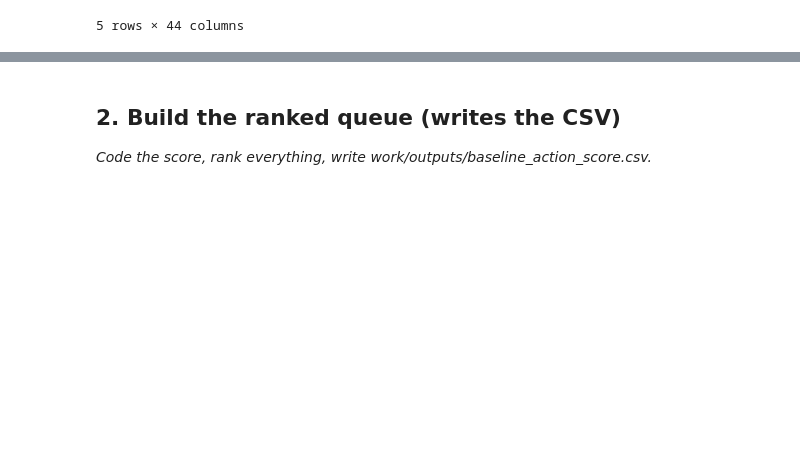
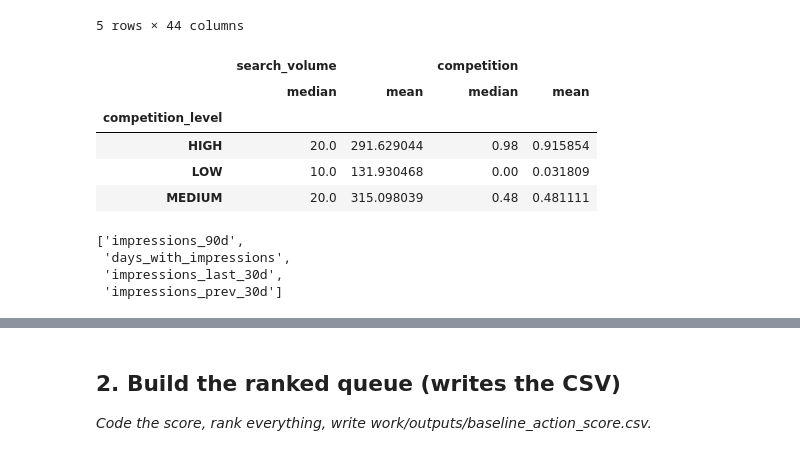
Before and after one commit to Maryam-Shile/flyrank_ml_internship, a Jupyter notebook: work/notebooks/w04_baseline_score.ipynb, the cells around one changed output, grey strips where cells are left out. Cells and saved outputs as stored; diff of their text form; code cells hidden in the pictures; blank space fills up the shorter version.

```diff
--- a/work/notebooks/w04_baseline_score.ipynb
+++ b/work/notebooks/w04_baseline_score.ipynb
@@ -24,3 +24,28 @@ df.head()
 | 3 | content_331d6c4de07b | client_19581e27de | 10.0 | 0.00 | LOW | 0.00 | keyword article | ... |
 | 4 | content_d99b7a2d90ca | client_3fdba35f04 | 0.0 | 0.00 | LOW | 0.00 | keyword article | ... |
 5 rows × 44 columns
+# %%
+df.groupby('competition_level')[['search_volume', 'competition']].agg(
+    ['median', 'mean']
+)
+# %% [output]
+|  | search_volume |  | competition |  |
+|  | median | mean | median | mean |
+| competition_level |  |  |  |  |
+| HIGH | 20.0 | 291.629044 | 0.98 | 0.915854 |
+| LOW | 10.0 | 131.930468 | 0.00 | 0.031809 |
+| MEDIUM | 20.0 | 315.098039 | 0.48 | 0.481111 |
+# %%
+impression_columns = []
+for i in df.columns:
+  if 'impression' in i:
+    if 'tier' not in i:
+      impression_columns.append(i)
+
+
+impression_columns
+# %% [output]
+['impressions_90d',
+ 'days_with_impressions',
+ 'impressions_last_30d',
+ 'impressions_prev_30d']
```
Also changed, not shown: parts of 3 cells of this notebook.
